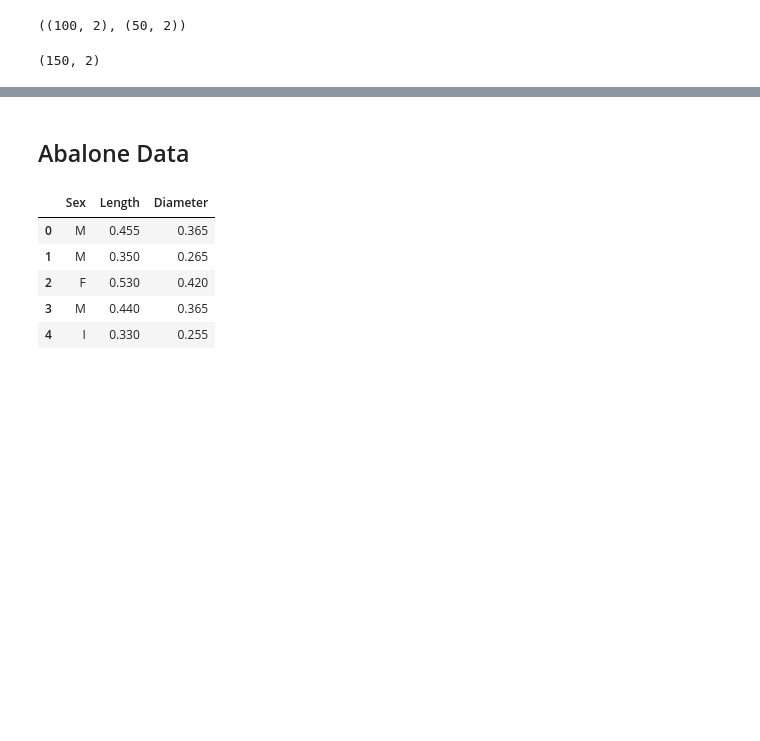
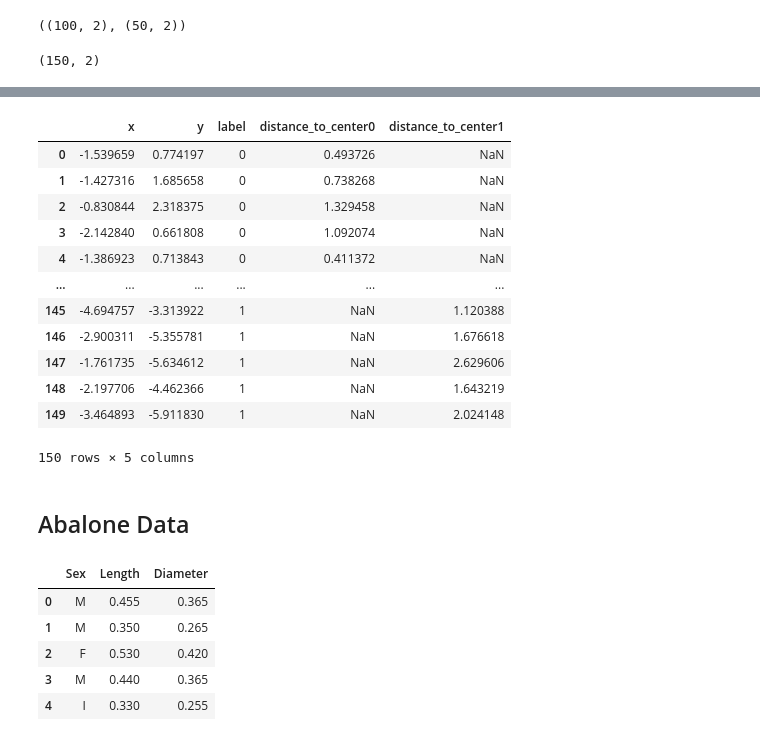
Before and after one commit to yaroslavtsepkov/StatAnalysis, a Jupyter notebook: 03-cluster-analysis-yaroslav-tsepkov.ipynb, the cells around one changed output, grey strips where cells are left out. Saved outputs shown, nothing was run; the diff lists cells and outputs as text; code cells hidden in the pictures; blank space fills up the shorter version.

```diff
--- a/03-cluster-analysis-yaroslav-tsepkov.ipynb
+++ b/03-cluster-analysis-yaroslav-tsepkov.ipynb
@@ -78,3 +83,25 @@ plt.savefig('data/gendataclusters-03.svg', dpi=500)
+# %%
+df = pd.DataFrame(data=df, columns=['x','y'])
+df['label'] = clstr.labels_
+# %%
+df['distance_to_center0'] = df[df.label == 0].apply(lambda r: distance_to_centroid(r,centroids[0],['x','y']),1)
+df['distance_to_center1'] = df[df.label == 1].apply(lambda r: distance_to_centroid(r,centroids[1],['x','y']),1)
+# %%
+df
+# %% [output]
+|  | x | y | label | distance_to_center0 | distance_to_center1 |
+| 0 | -1.539659 | 0.774197 | 0 | 0.493726 | NaN |
+| 1 | -1.427316 | 1.685658 | 0 | 0.738268 | NaN |
+| 2 | -0.830844 | 2.318375 | 0 | 1.329458 | NaN |
+| 3 | -2.142840 | 0.661808 | 0 | 1.092074 | NaN |
+| 4 | -1.386923 | 0.713843 | 0 | 0.411372 | NaN |
+| ... | ... | ... | ... | ... | ... |
+| 145 | -4.694757 | -3.313922 | 1 | NaN | 1.120388 |
+| 146 | -2.900311 | -5.355781 | 1 | NaN | 1.676618 |
+| 147 | -1.761735 | -5.634612 | 1 | NaN | 2.629606 |
+| 148 | -2.197706 | -4.462366 | 1 | NaN | 1.643219 |
+| 149 | -3.464893 | -5.911830 | 1 | NaN | 2.024148 |
+150 rows × 5 columns
 # %% [markdown]
 ## Abalone Data
 # %%
```
Also changed, not shown: parts of 15 cells of this notebook, 21 other files.
